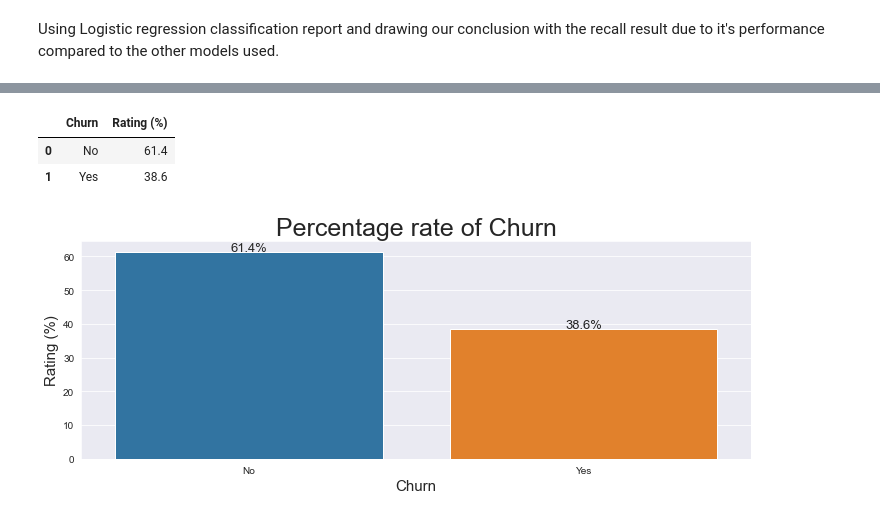
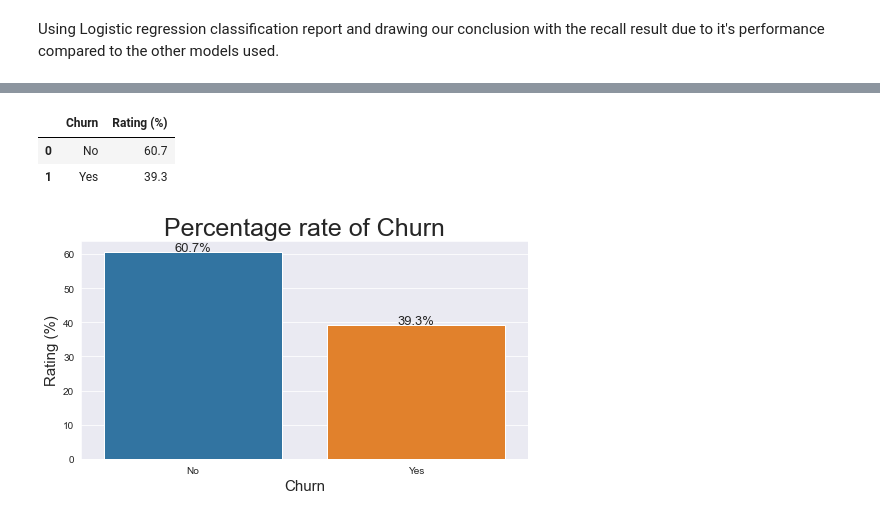
Before and after one commit to Ben-20/Churn-Prediction, a Jupyter notebook: churn.ipynb, the cells around one changed output, grey strips where cells are left out. Drawn from its saved outputs; the diff is of its cells as text; code cells hidden in the pictures.

```diff
--- a/churn.ipynb
+++ b/churn.ipynb
@@ -596,23 +596,23 @@ Percentage of Yes:  38.6
 # %%
 result = pd.DataFrame({'Churn': ['No', 'Yes'],
-                      'Rating (%)': [61.4, 38.6]})
+                      'Rating (%)': [60.7, 39.3]})
 # %%
 result
 # %% [output]
 |  | Churn | Rating (%) |
-| 0 | No | 61.4 |
-| 1 | Yes | 38.6 |
+| 0 | No | 60.7 |
+| 1 | Yes | 39.3 |
 # %%
-plt.figure(figsize = (12, 4))
+plt.figure(figsize = (8, 4))
 ax = sns.barplot(x = 'Churn', y = 'Rating (%)', data = result)
 plt.title('Percentage rate of Churn', fontsize = 25)
 plt.xlabel('Churn', fontsize = 15)
 plt.ylabel('Rating (%)', fontsize = 15)
 
 for p in ax.patches:
     percentage = '{:.1f}%'.format(p.get_height())
     x = p.get_x() + p.get_width()/2
     y = p.get_height() + .05
     ax.annotate(percentage, (x, y), ha = 'center', size = 13)
 # %% [output]
-[figure, old version]
+[figure, new version]
```
Also changed, not shown: parts of 9 cells of this notebook.
